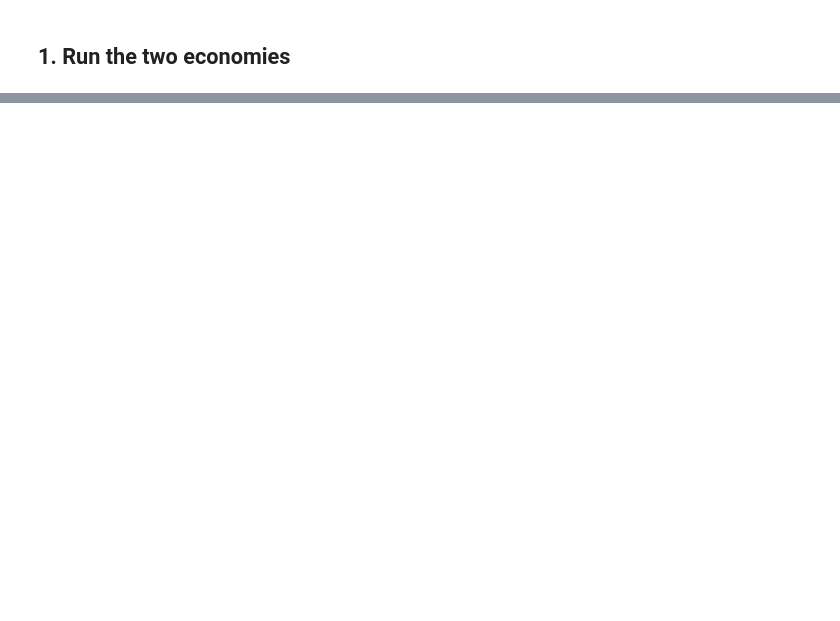
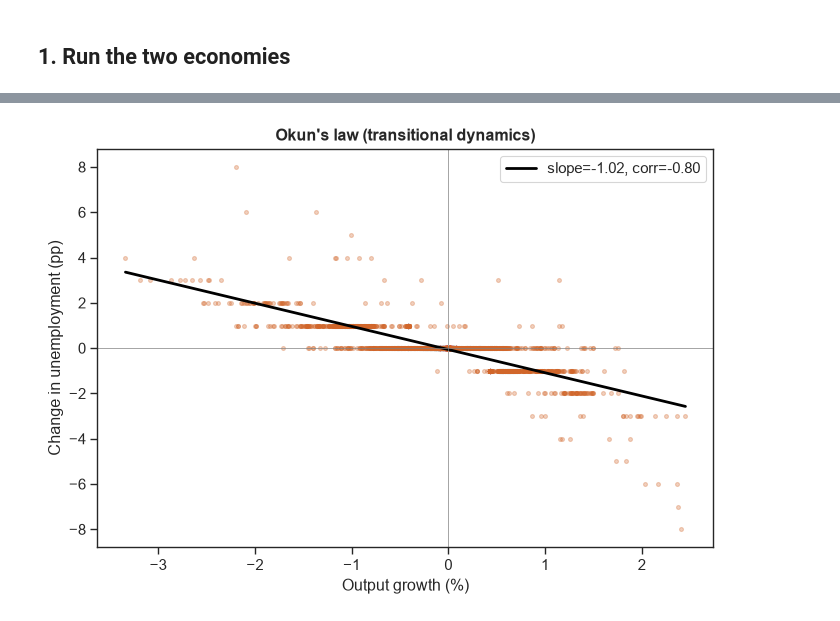
Before and after one commit to MattiaSaramin/endogenous-investment-abm, a Jupyter notebook: notebooks/01_Endogenous_Investment.ipynb, the cells around one changed output, grey strips where cells are left out. Cells and saved outputs as stored; diff of their text form; code cells hidden in the pictures; blank space fills up the shorter version.

```diff
--- a/notebooks/01_Endogenous_Investment.ipynb
+++ b/notebooks/01_Endogenous_Investment.ipynb
@@ -179,0 +173,37 @@ mechanisms this stock-flow-consistent model makes explicit.
+# %%
+# Pool per-step (output growth, change in unemployment) across seeds.
+# The first `burn` steps are dropped (the model starts from an artificial
+# fully-employed, zero-output state); tiny denominators are guarded; only the
+# transitional phase where variables actually move is kept.
+def okun_points(panels, burn=10):
+    dU, growth = [], []
+    for panel in panels:
+        for seed, g in panel.groupby("Seed"):
+            g = g.sort_index().iloc[burn:]
+            y = g["Output"].to_numpy()
+            u = g["Unemployment_Rate"].to_numpy()
+            with np.errstate(divide="ignore", invalid="ignore"):
+                gr = np.diff(y) / np.where(y[:-1] > 1e-6, y[:-1], np.nan)
+            du = np.diff(u)
+            mask = np.isfinite(gr) & (np.abs(gr) > 1e-4) & (np.abs(gr) < 0.5)
+            growth.extend(gr[mask]); dU.extend(du[mask])
+    return np.array(growth), np.array(dU)
+
+gr, du = okun_points([baseline_panel, investment_panel])
+b1, b0 = np.polyfit(gr, du, 1)
+corr = np.corrcoef(gr, du)[0, 1]
+
+fig, ax = plt.subplots(figsize=(7, 5))
+ax.scatter(100 * gr, 100 * du, s=8, alpha=0.3, color=C_INV)
+xs = np.linspace(gr.min(), gr.max(), 50)
+ax.plot(100 * xs, 100 * (b1 * xs + b0), color="black", lw=2,
+        label=f"slope={b1:.2f}, corr={corr:.2f}")
+ax.axhline(0, color="grey", lw=0.5); ax.axvline(0, color="grey", lw=0.5)
+ax.set_title("Okun's law (transitional dynamics)", weight="bold")
+ax.set_xlabel("Output growth (%)"); ax.set_ylabel("Change in unemployment (pp)")
+ax.legend()
+plt.tight_layout()
+plt.savefig(os.path.join('..', 'okun.png'), dpi=200, bbox_inches="tight")
+plt.show()
+# %% [output]
+[figure, added]
```
Also changed, not shown: parts of 12 cells of this notebook, 8 other files.
